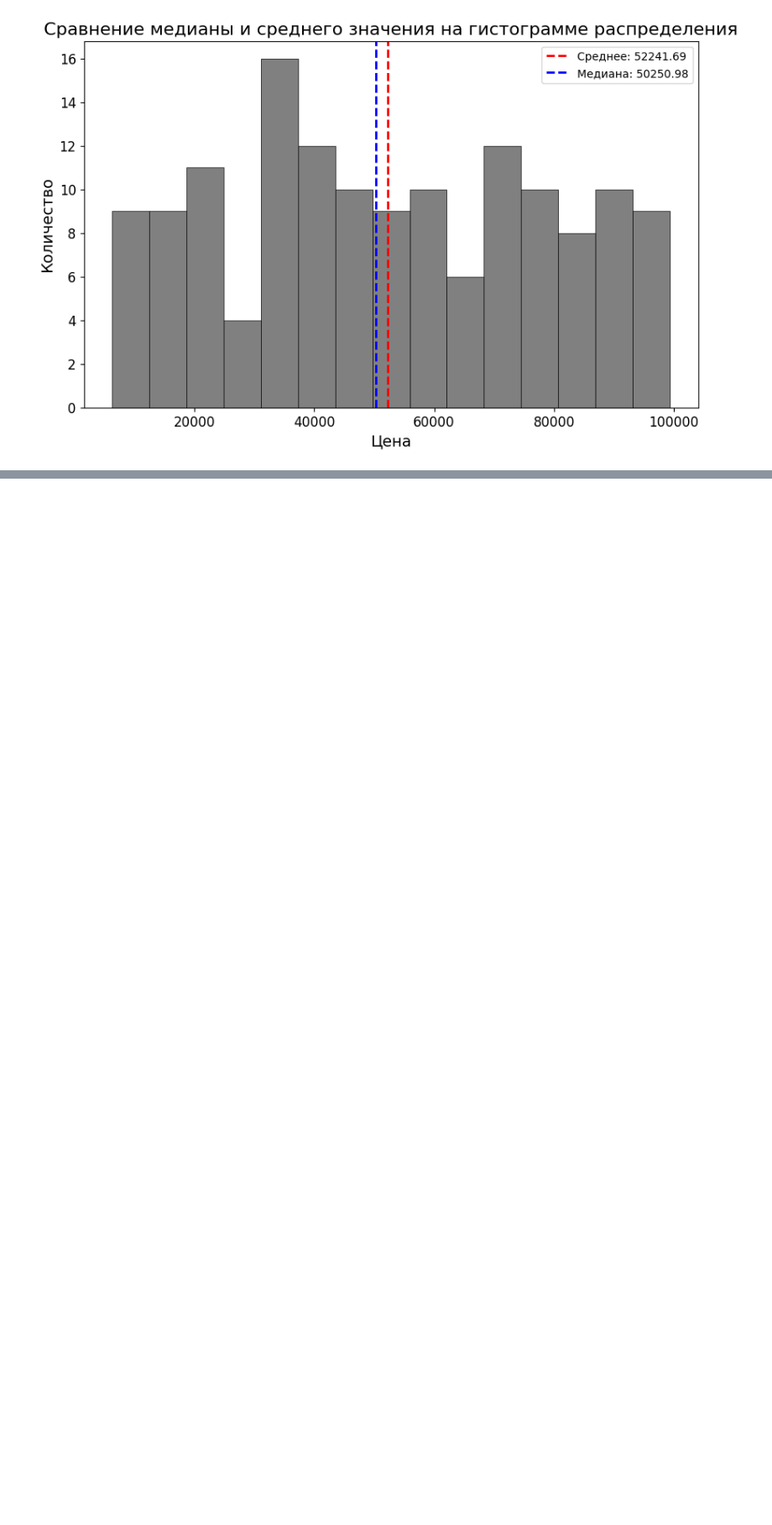
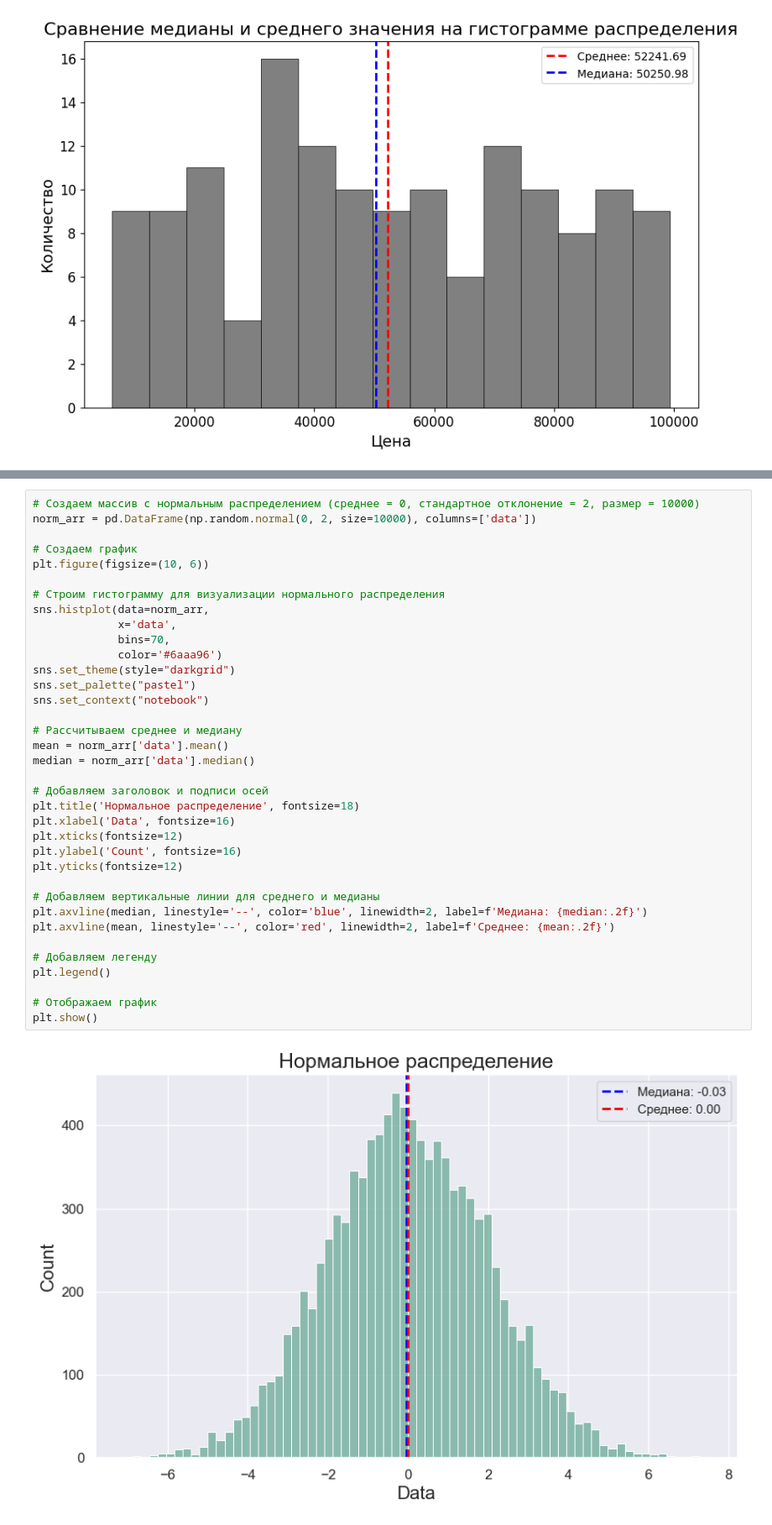
Before and after one commit to Korablinr54/Statistics, a Jupyter notebook: Основы статистики.ipynb, the cells around one changed output, grey strips where cells are left out. Shown at 84% size. Drawn from its saved outputs; the diff is of its cells as text; blank space fills up the shorter version.

Commit message:
Распределение - 2, визуализация

```diff
--- a/Основы статистики.ipynb
+++ b/Основы статистики.ipynb
@@ -293,0 +296,38 @@ plt.show()
+# %%
+# Создаем массив с нормальным распределением (среднее = 0, стандартное отклонение = 2, размер = 10000)
+norm_arr = pd.DataFrame(np.random.normal(0, 2, size=10000), columns=['data'])
+
+# Создаем график
+plt.figure(figsize=(10, 6))
+
+# Строим гистограмму для визуализации нормального распределения
+sns.histplot(data=norm_arr,
+             x='data',
+             bins=70,
+             color='#6aaa96')
+sns.set_theme(style="darkgrid")
+sns.set_palette("pastel")
+sns.set_context("notebook")
+
+# Рассчитываем среднее и медиану
+mean = norm_arr['data'].mean()
+median = norm_arr['data'].median()
+
+# Добавляем заголовок и подписи осей
+plt.title('Нормальное распределение', fontsize=18)
+plt.xlabel('Data', fontsize=16)
+plt.xticks(fontsize=12)
+plt.ylabel('Count', fontsize=16)
+plt.yticks(fontsize=12)
+
+# Добавляем вертикальные линии для среднего и медианы
+plt.axvline(median, linestyle='--', color='blue', linewidth=2, label=f'Медиана: {median:.2f}')
+plt.axvline(mean, linestyle='--', color='red', linewidth=2, label=f'Среднее: {mean:.2f}')
+
+# Добавляем легенду
+plt.legend()
+
+# Отображаем график
+plt.show()
+# %% [output]
+[figure, added]
```
Also changed, not shown: parts of 5 cells of this notebook.
